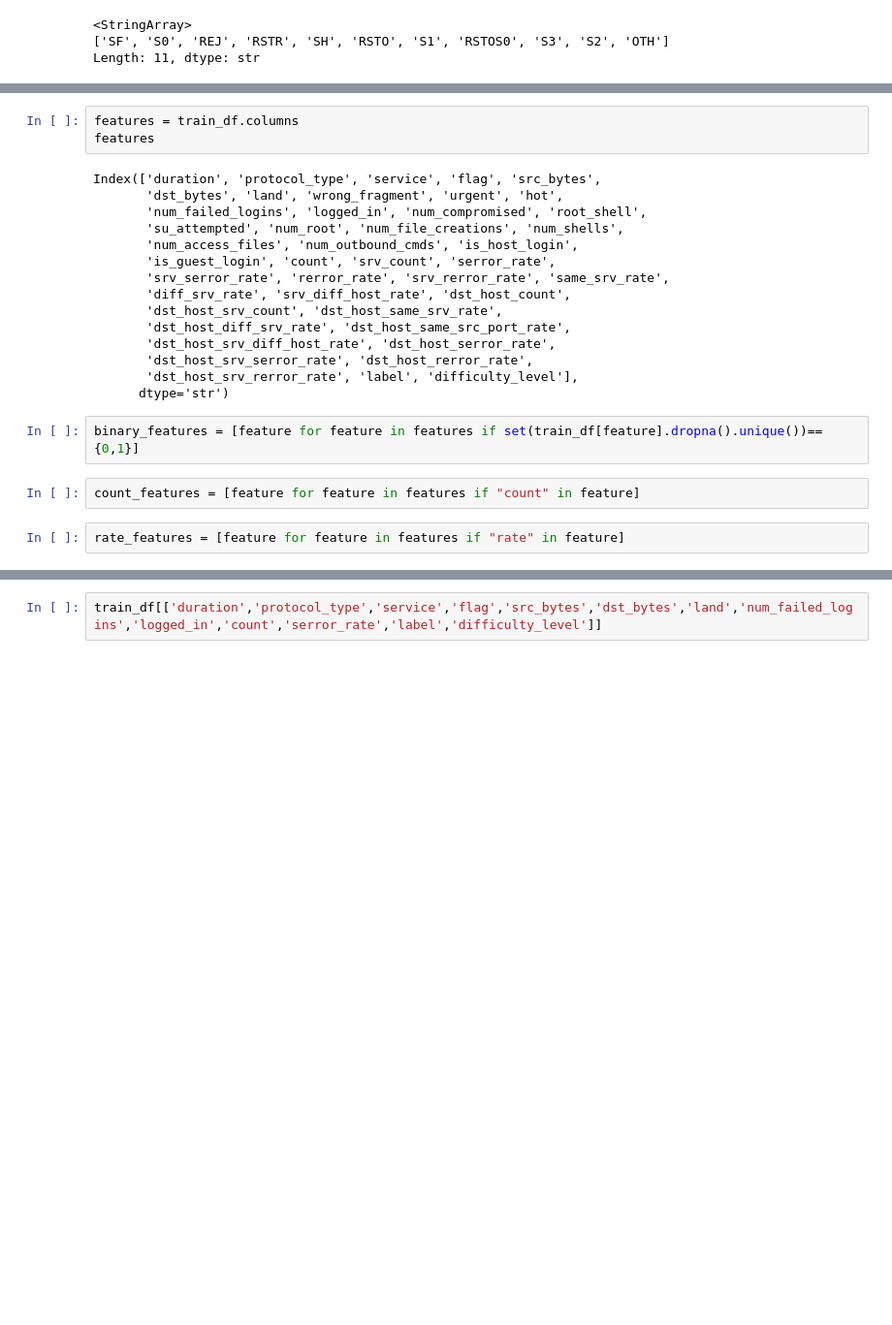
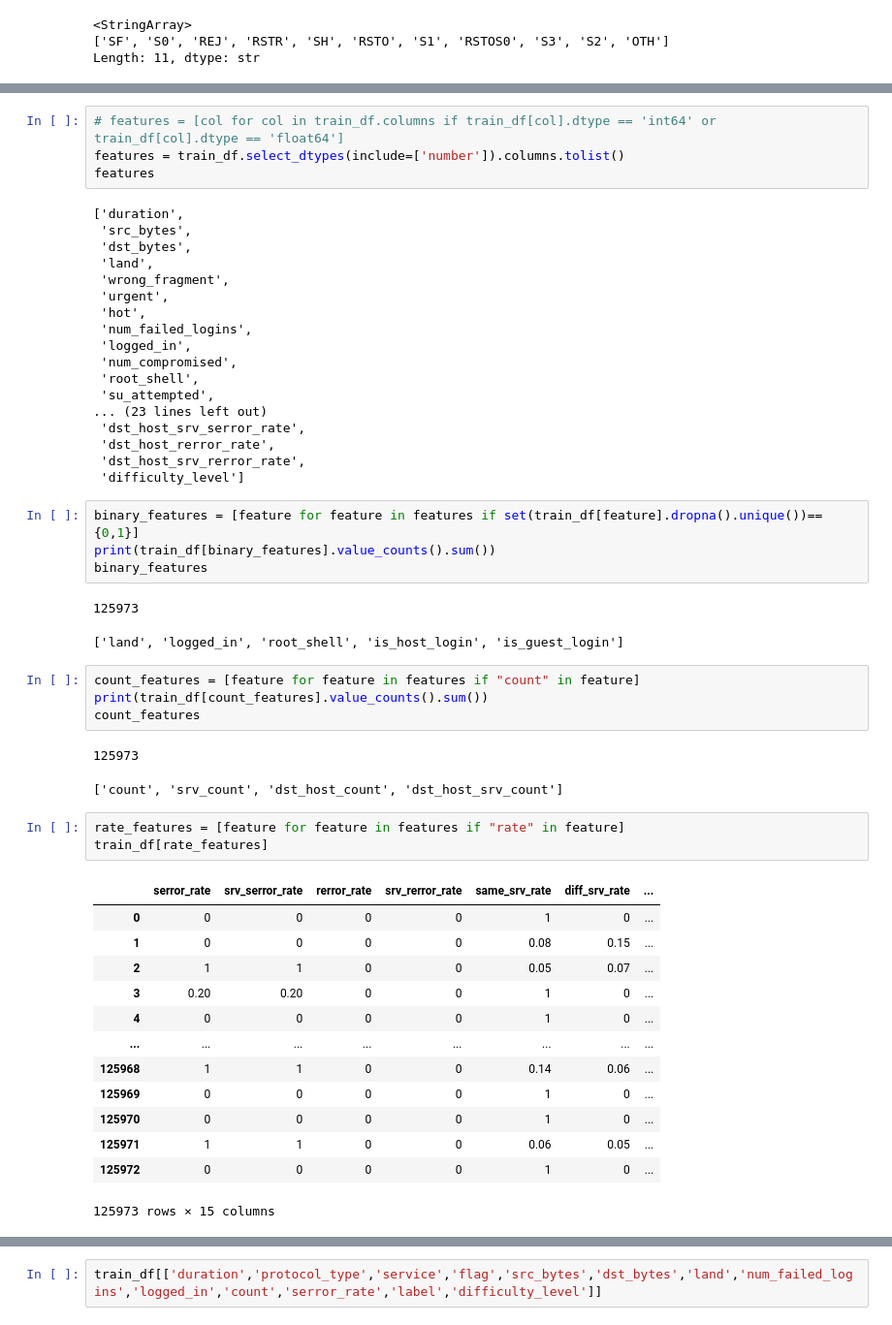
Before and after one commit to NaimPro-tech/Network-Intrusion-Detection-System, a Jupyter notebook: notebooks/intrusion.ipynb, the cells around one changed output, grey strips where cells are left out. Shown at 97% size. Drawn from its saved outputs; the diff is of its cells as text; blank space fills up the shorter version.

```diff
--- a/notebooks/intrusion.ipynb
+++ b/notebooks/intrusion.ipynb
@@ -203,24 +209,53 @@ Length: 11, dtype: str
 # %%
-features = train_df.columns
+# features = [col for col in train_df.columns if train_df[col].dtype == 'int64' or train_df[col].dtype == 'float64']
+features = train_df.select_dtypes(include=['number']).columns.tolist()
 features
 # %% [output]
-Index(['duration', 'protocol_type', 'service', 'flag', 'src_bytes',
-       'dst_bytes', 'land', 'wrong_fragment', 'urgent', 'hot',
-       'num_failed_logins', 'logged_in', 'num_compromised', 'root_shell',
-       'su_attempted', 'num_root', 'num_file_creations', 'num_shells',
-       'num_access_files', 'num_outbound_cmds', 'is_host_login',
-       'is_guest_login', 'count', 'srv_count', 'serror_rate',
-       'srv_serror_rate', 'rerror_rate', 'srv_rerror_rate', 'same_srv_rate',
-       'diff_srv_rate', 'srv_diff_host_rate', 'dst_host_count',
-       'dst_host_srv_count', 'dst_host_same_srv_rate',
-       'dst_host_diff_srv_rate', 'dst_host_same_src_port_rate',
-       'dst_host_srv_diff_host_rate', 'dst_host_serror_rate',
-       'dst_host_srv_serror_rate', 'dst_host_rerror_rate',
-       'dst_host_srv_rerror_rate', 'label', 'difficulty_level'],
-      dtype='str')
+['duration',
+ 'src_bytes',
+ 'dst_bytes',
+ 'land',
+ 'wrong_fragment',
+ 'urgent',
+ 'hot',
+ 'num_failed_logins',
+ 'logged_in',
+ 'num_compromised',
+ 'root_shell',
+ 'su_attempted',
+... (23 lines left out)
+ 'dst_host_srv_serror_rate',
+ 'dst_host_rerror_rate',
+ 'dst_host_srv_rerror_rate',
+ 'difficulty_level']
 # %%
 binary_features = [feature for feature in features if set(train_df[feature].dropna().unique())=={0,1}]
+print(train_df[binary_features].value_counts().sum())
+binary_features
+# %% [output]
+125973
+['land', 'logged_in', 'root_shell', 'is_host_login', 'is_guest_login']
 # %%
 count_features = [feature for feature in features if "count" in feature]
+print(train_df[count_features].value_counts().sum())
+count_features
+# %% [output]
+125973
+['count', 'srv_count', 'dst_host_count', 'dst_host_srv_count']
 # %%
 rate_features = [feature for feature in features if "rate" in feature]
+train_df[rate_features]
+# %% [output]
+|  | serror_rate | srv_serror_rate | rerror_rate | srv_rerror_rate | same_srv_rate | diff_srv_rate | ... |
+| 0 | 0 | 0 | 0 | 0 | 1 | 0 | ... |
+| 1 | 0 | 0 | 0 | 0 | 0.08 | 0.15 | ... |
+| 2 | 1 | 1 | 0 | 0 | 0.05 | 0.07 | ... |
+| 3 | 0.20 | 0.20 | 0 | 0 | 1 | 0 | ... |
+| 4 | 0 | 0 | 0 | 0 | 1 | 0 | ... |
+| ... | ... | ... | ... | ... | ... | ... | ... |
+| 125968 | 1 | 1 | 0 | 0 | 0.14 | 0.06 | ... |
+| 125969 | 0 | 0 | 0 | 0 | 1 | 0 | ... |
+| 125970 | 0 | 0 | 0 | 0 | 1 | 0 | ... |
+| 125971 | 1 | 1 | 0 | 0 | 0.06 | 0.05 | ... |
+| 125972 | 0 | 0 | 0 | 0 | 1 | 0 | ... |
+125973 rows × 15 columns
```
Also changed, not shown: parts of 18 cells of this notebook, 1 other file.
